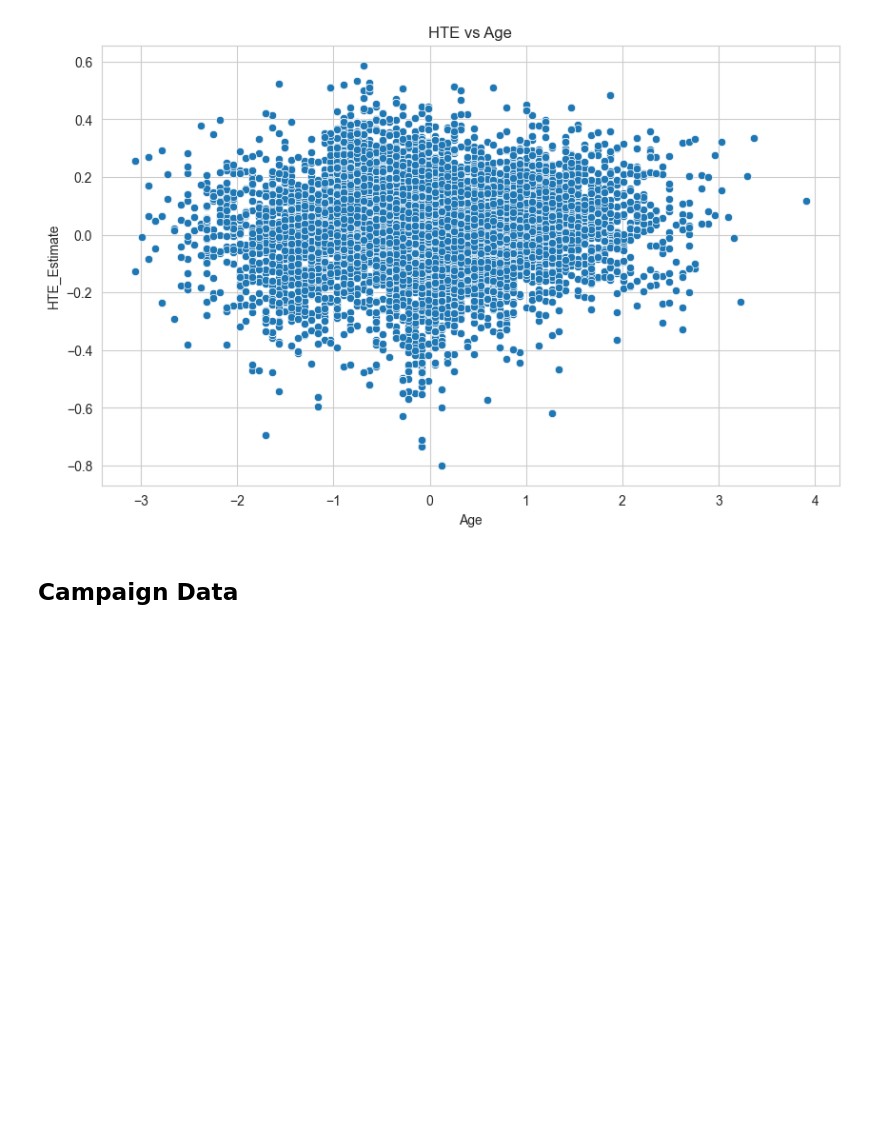
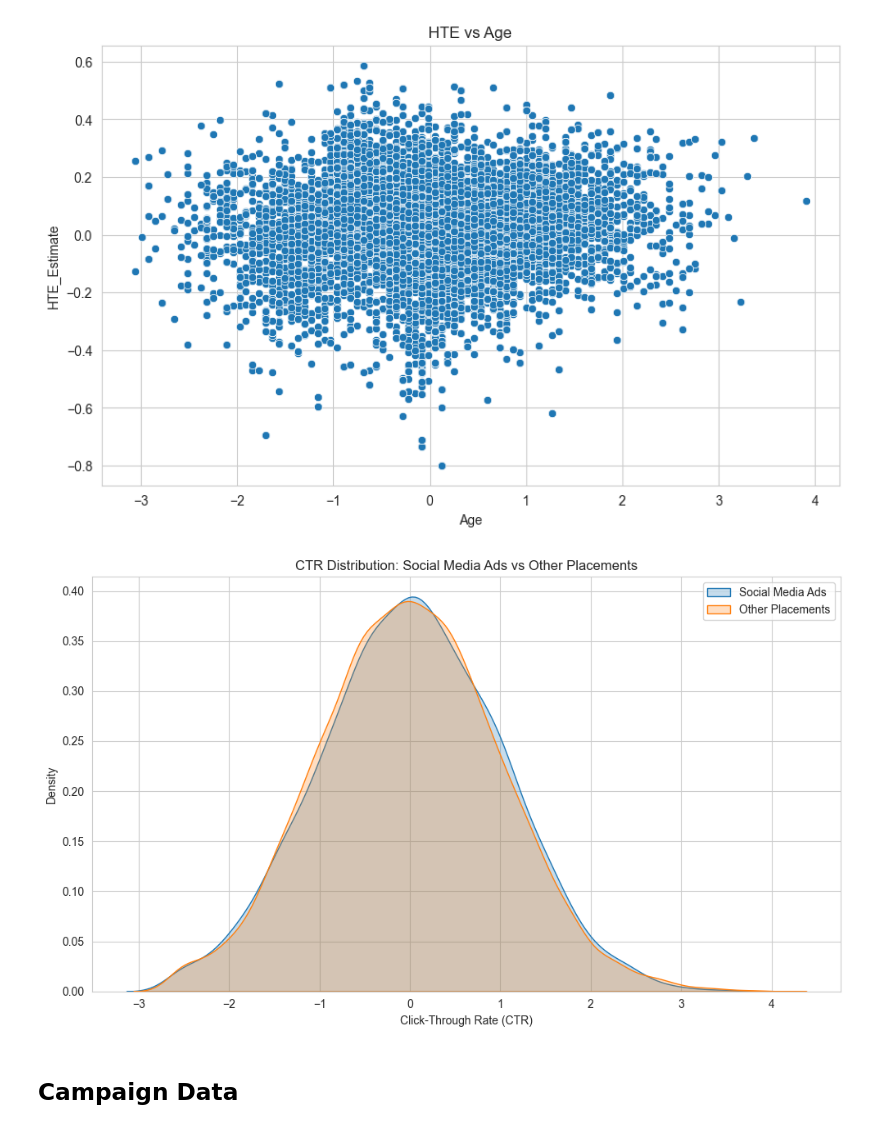
Before and after one commit to ARYAN-SIDH/Ads-Optimization-CTR-Conversions, a Jupyter notebook: Causal_ML.ipynb, the cells around one changed output. Saved outputs shown, nothing was run; the diff lists cells and outputs as text; code cells hidden in the pictures; blank space fills up the shorter version.

```diff
--- a/Causal_ML.ipynb
+++ b/Causal_ML.ipynb
@@ -426,6 +424,25 @@ plt.show()
 [figure]
 [figure]
 [figure]
+# %%
+# KDE Plot: CTR by Social Media Ad Placement
+plt.figure(figsize=(10, 6))
+sns.kdeplot(
+    df_demo[df_demo['Ad Placement_Social Media'] == 1]['CTR'],
+    label='Social Media Ads', fill=True
+)
+sns.kdeplot(
+    df_demo[df_demo['Ad Placement_Social Media'] == 0]['CTR'],
+    label='Other Placements', fill=True
+)
+plt.title('CTR Distribution: Social Media Ads vs Other Placements')
+plt.xlabel('Click-Through Rate (CTR)')
+plt.ylabel('Density')
+plt.legend()
+plt.tight_layout()
+plt.show()
+# %% [output]
+[figure, added]
 # %% [markdown]
 ## Campaign Data
 # %%
```
Also changed, not shown: parts of 1 cell of this notebook, 47 other files.
